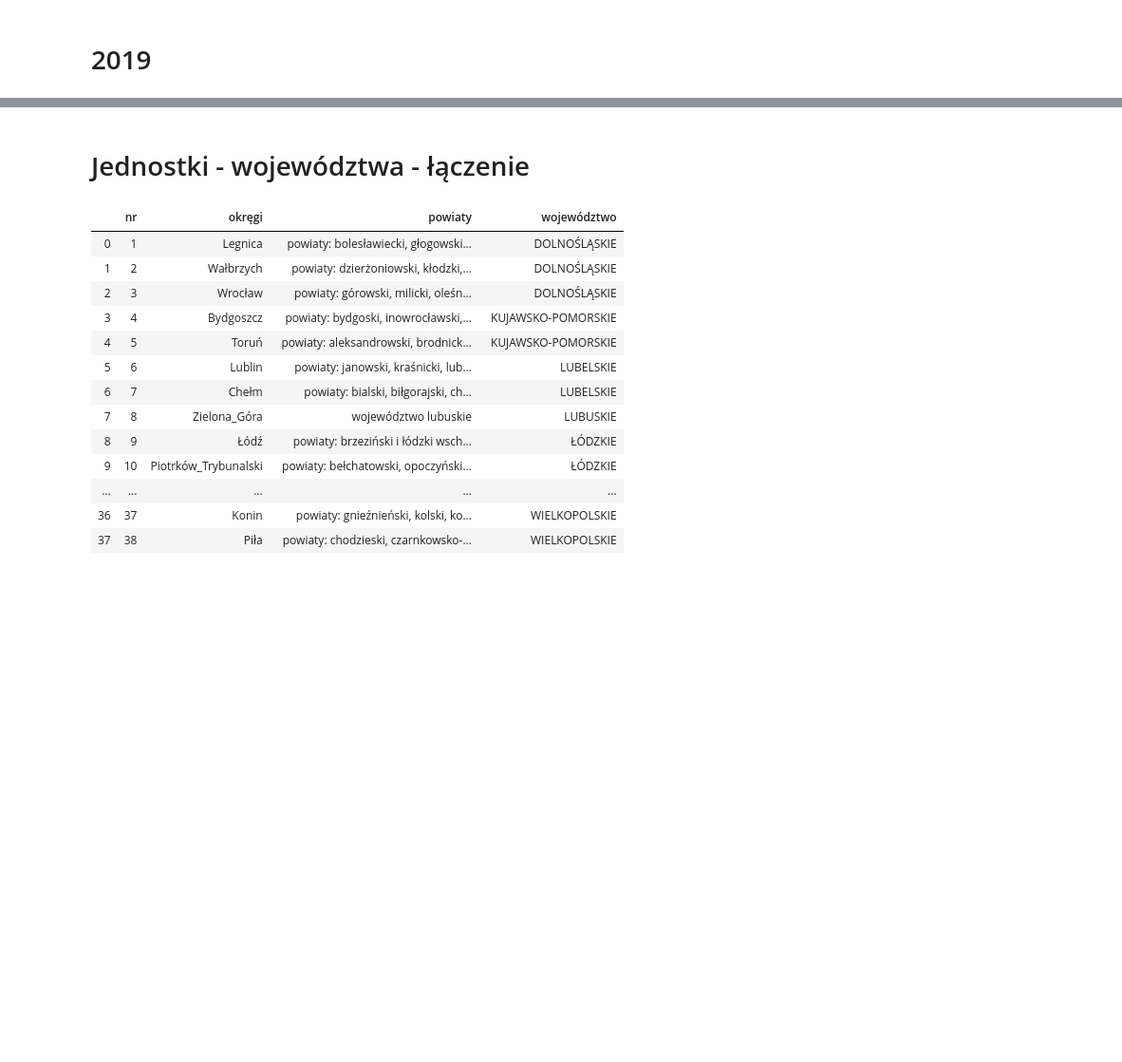
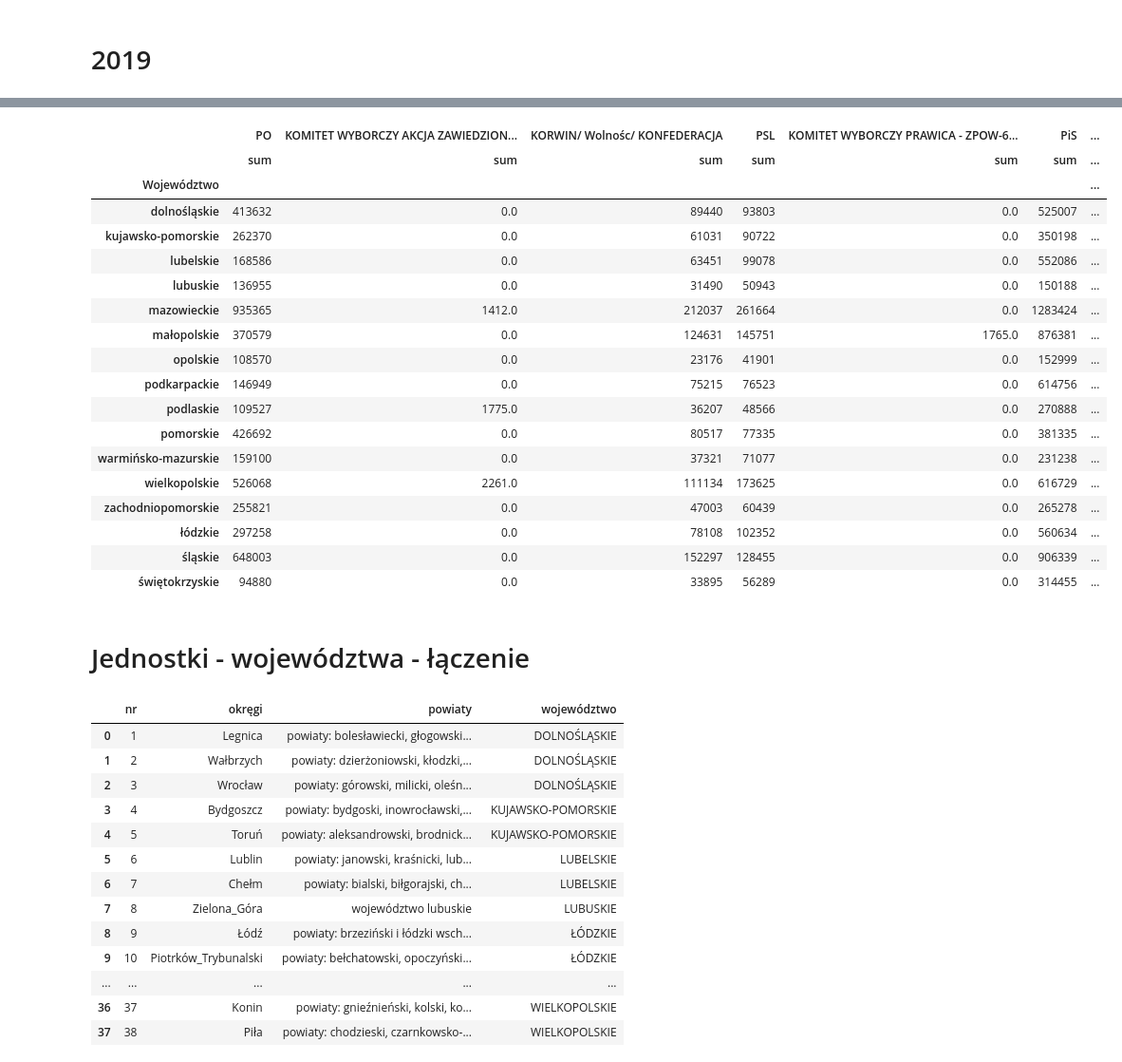
Before and after one commit to MarBry111/Forecast_Election_Poland, a Jupyter notebook: EXAMING_VOTE_DATA_AND_STAT_Vojevodztwa.ipynb, the cells around one changed output, grey strips where cells are left out. Shown: that part at 95% size. Drawn from its saved outputs; the diff is of its cells as text; code cells hidden in the pictures; blank space fills up the shorter version.

```diff
--- a/EXAMING_VOTE_DATA_AND_STAT_Vojevodztwa.ipynb
+++ b/EXAMING_VOTE_DATA_AND_STAT_Vojevodztwa.ipynb
@@ -54,23 +66,46 @@ To retain the current behavior and silence the warning, pass 'sort=True'.
 # %%
-df_2019 = pd.read_csv('wyniki_wyborow/2019_O.csv', delimiter =';').fillna(0)
+df_2019 = pd.read_csv('wyniki_wyborow/2019_O.csv', delimiter =',').fillna(0)
 col = df_2019.columns.values.tolist()
+col[0] = 'Województwo'
+df_2019.columns = col
 select_col=[ 'Województwo',
-             'KOALICYJNY KOMITET WYBORCZY KOALICJA OBYWATELSKA PO .N IPL ZIELONI - ZPOW-601-6/19',
+             'PO',
              'KOMITET WYBORCZY AKCJA ZAWIEDZIONYCH EMERYTÓW RENCISTÓW - ZPOW-601-21/19',
-             'KOMITET WYBORCZY KONFEDERACJA WOLNOŚĆ I NIEPODLEGŁOŚĆ - ZPOW-601-5/19',
-             'KOMITET WYBORCZY POLSKIE STRONNICTWO LUDOWE - ZPOW-601-19/19',
+             'KORWIN/ Wolnośc/ KONFEDERACJA',
+             'PSL',
              'KOMITET WYBORCZY PRAWICA - ZPOW-601-20/19',
-             'KOMITET WYBORCZY PRAWO I SPRAWIEDLIWOŚĆ - ZPOW-601-9/19',
+             'PiS',
              'KOMITET WYBORCZY SKUTECZNI PIOTRA LIROYA-MARCA - ZPOW-601-17/19',
-             'KOMITET WYBORCZY SOJUSZ LEWICY DEMOKRATYCZNEJ - ZPOW-601-1/19',
+             'SLD',
              'KOMITET WYBORCZY WYBORCÓW KOALICJA BEZPARTYJNI I SAMORZĄDOWCY - ZPOW-601-10/19',
              'KOMITET WYBORCZY WYBORCÓW MNIEJSZOŚĆ NIEMIECKA - ZPOW-601-15/19']
 to_group=['Województwo']
+df_2019 = df_2019.loc[df_2019['Województwo'] != 'Województwo', :]
 df_2019 = df_2019.loc[df_2019['Województwo'] != 0, :]
 df_2019[select_col]
 df_2019[select_col[1:]] = df_2019[select_col[1:]].apply(pd.to_numeric)
 df_output = df_2019[select_col].groupby(to_group).agg(['sum'])
-#df_output
+df_output
+# %% [output]
+|  | PO | KOMITET WYBORCZY AKCJA ZAWIEDZION... | KORWIN/ Wolnośc/ KONFEDERACJA | PSL | KOMITET WYBORCZY PRAWICA - ZPOW-6... | PiS | ... |
+|  | sum | sum | sum | sum | sum | sum | ... |
+| Województwo |  |  |  |  |  |  | ... |
+| dolnośląskie | 413632 | 0.0 | 89440 | 93803 | 0.0 | 525007 | ... |
+| kujawsko-pomorskie | 262370 | 0.0 | 61031 | 90722 | 0.0 | 350198 | ... |
+| lubelskie | 168586 | 0.0 | 63451 | 99078 | 0.0 | 552086 | ... |
+| lubuskie | 136955 | 0.0 | 31490 | 50943 | 0.0 | 150188 | ... |
+| mazowieckie | 935365 | 1412.0 | 212037 | 261664 | 0.0 | 1283424 | ... |
+| małopolskie | 370579 | 0.0 | 124631 | 145751 | 1765.0 | 876381 | ... |
+| opolskie | 108570 | 0.0 | 23176 | 41901 | 0.0 | 152999 | ... |
+| podkarpackie | 146949 | 0.0 | 75215 | 76523 | 0.0 | 614756 | ... |
+| podlaskie | 109527 | 1775.0 | 36207 | 48566 | 0.0 | 270888 | ... |
+| pomorskie | 426692 | 0.0 | 80517 | 77335 | 0.0 | 381335 | ... |
+| warmińsko-mazurskie | 159100 | 0.0 | 37321 | 71077 | 0.0 | 231238 | ... |
+| wielkopolskie | 526068 | 2261.0 | 111134 | 173625 | 0.0 | 616729 | ... |
+| zachodniopomorskie | 255821 | 0.0 | 47003 | 60439 | 0.0 | 265278 | ... |
+| łódzkie | 297258 | 0.0 | 78108 | 102352 | 0.0 | 560634 | ... |
+| śląskie | 648003 | 0.0 | 152297 | 128455 | 0.0 | 906339 | ... |
+| świętokrzyskie | 94880 | 0.0 | 33895 | 56289 | 0.0 | 314455 | ... |
 # %% [markdown]
 # Jednostki - województwa - łączenie
 # %%
```
Also changed, not shown: parts of 2 cells of this notebook, 5 other files.
